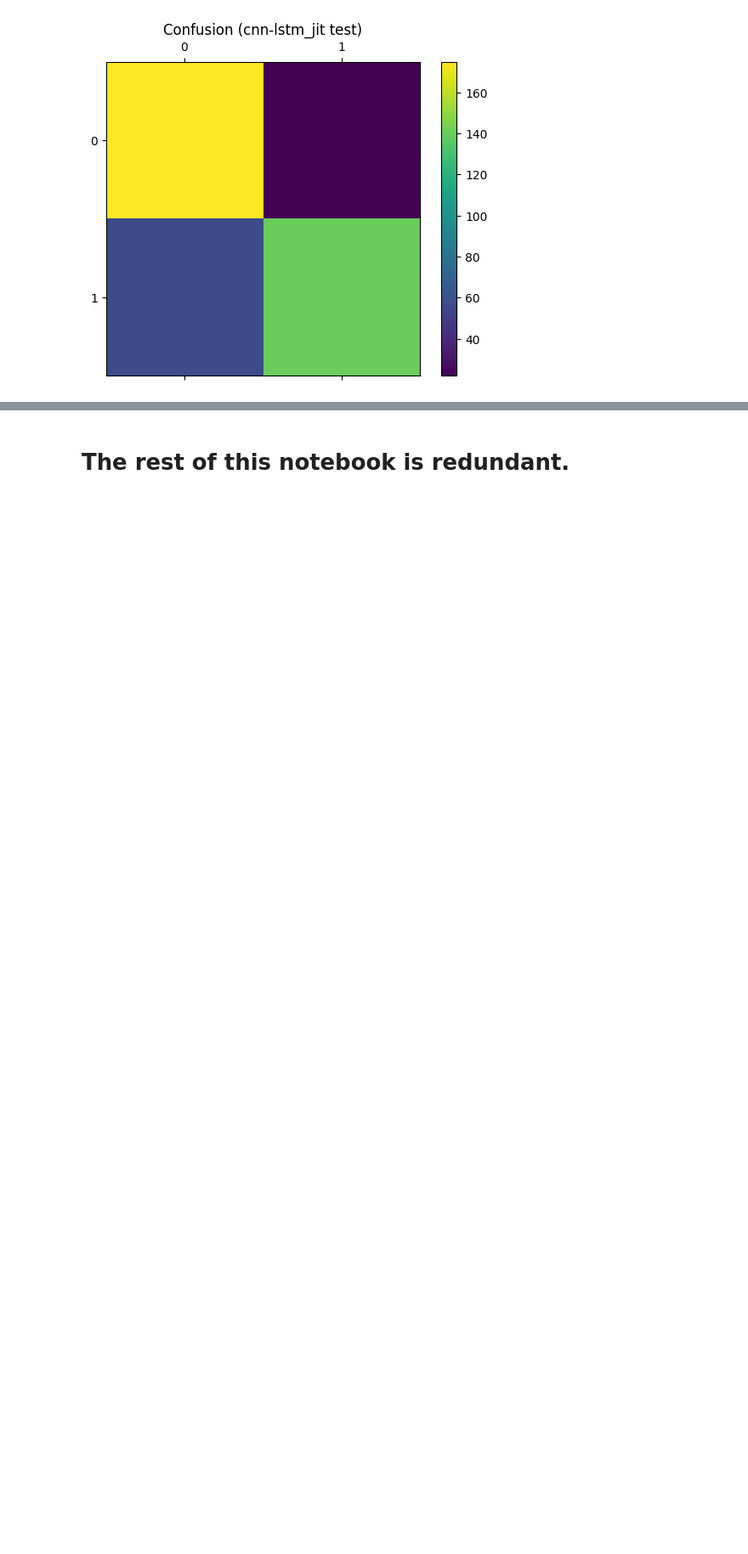
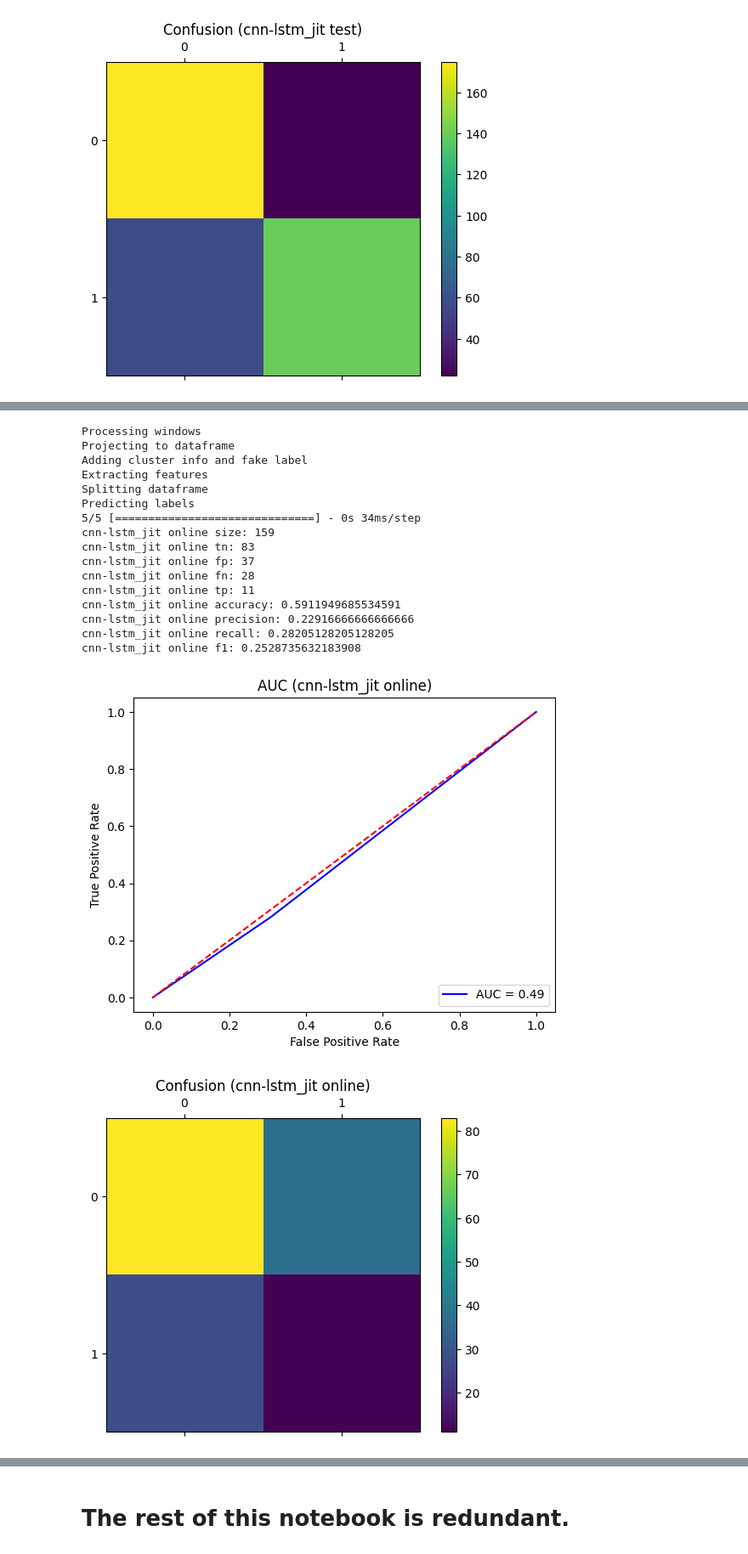
Before and after one commit to ejconlon/biosignals, a Jupyter notebook: notebooks/deep_learning.ipynb, the cells around one changed output, grey strips where cells are left out. Shown: that part at 85% size. Cells and saved outputs as stored; diff of their text form; code cells hidden in the pictures; blank space fills up the shorter version.

Commit message:
online prediction for deep models

```diff
--- a/notebooks/deep_learning.ipynb
+++ b/notebooks/deep_learning.ipynb
@@ -155,0 +156,13 @@ cnn-lstm_jit test f1: 0.7810026385224275
+# %%
+# ---DELETE---
+import os
+import sys
+if os.path.basename(os.getcwd()) == 'notebooks':
+    os.chdir('..')
+    sys.path.append(os.path.abspath('.'))
+
+import biosignals.online as bon
+# ---DELETE---
+
+preds = bon.test_online()
+# %% [output]
@@ -155,0 +183,18 @@ cnn-lstm_jit test f1: 0.7810026385224275
+Processing windows
+Projecting to dataframe
+Adding cluster info and fake label
+Extracting features
+Splitting dataframe
+Predicting labels
+5/5 [==============================] - 0s 34ms/step
+cnn-lstm_jit online size: 159
+cnn-lstm_jit online tn: 83
+cnn-lstm_jit online fp: 37
+cnn-lstm_jit online fn: 28
+cnn-lstm_jit online tp: 11
+cnn-lstm_jit online accuracy: 0.5911949685534591
+cnn-lstm_jit online precision: 0.22916666666666666
+cnn-lstm_jit online recall: 0.28205128205128205
+cnn-lstm_jit online f1: 0.2528735632183908
+[figure, added]
+[figure, added]
```
Also changed, not shown: parts of 3 cells of this notebook, 1 other file.
